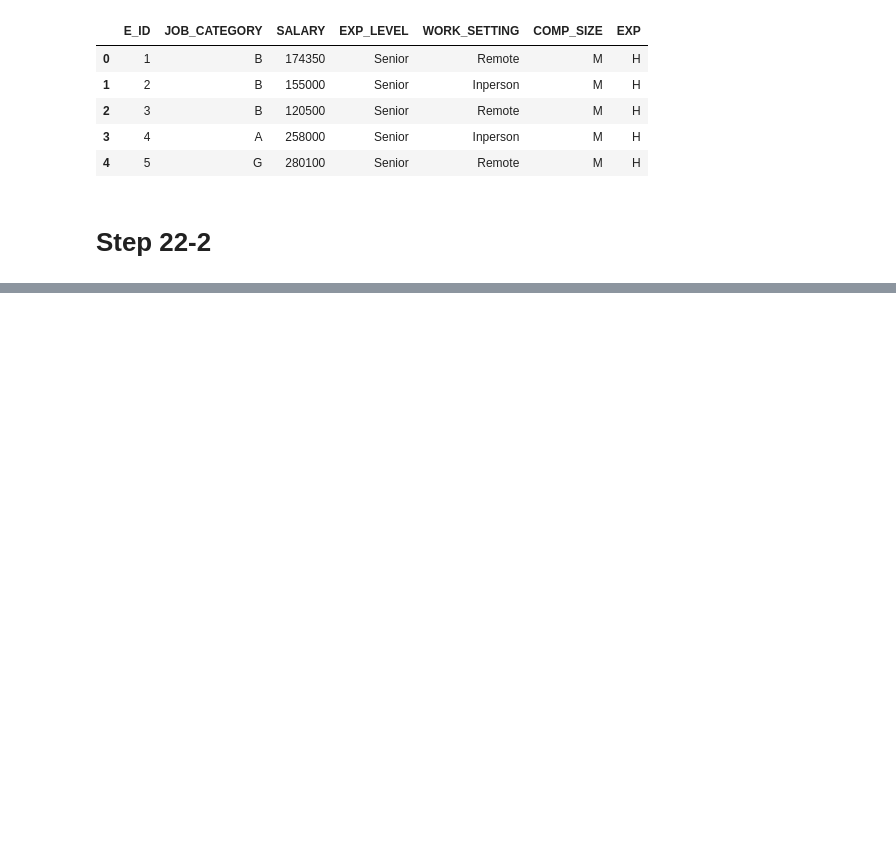
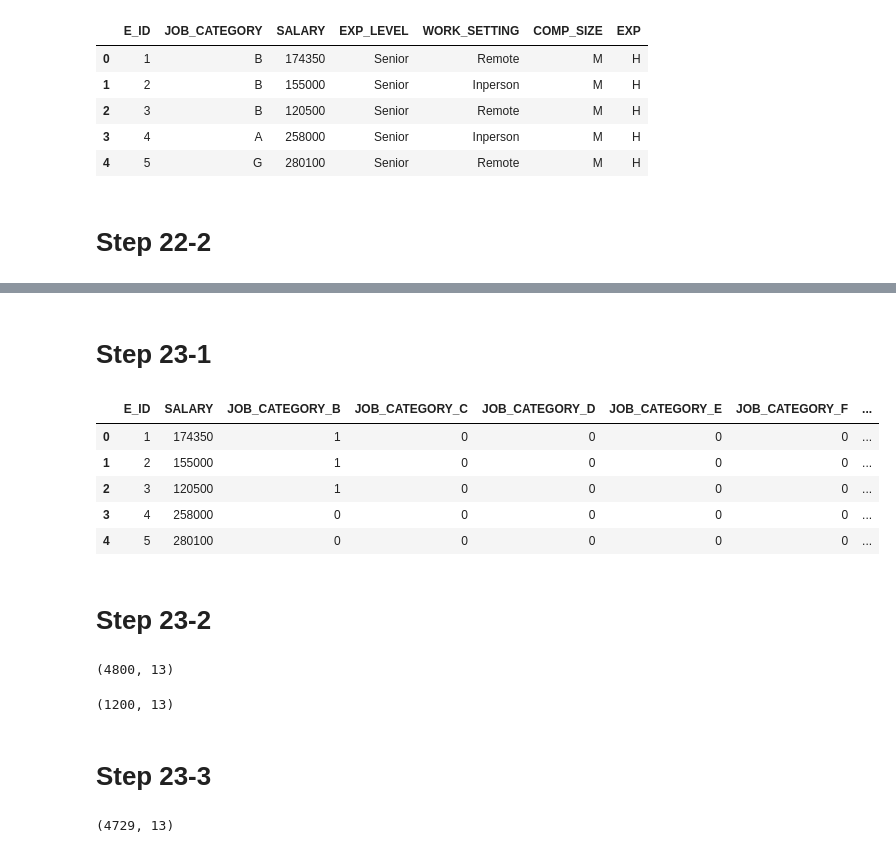
Before and after one commit to EunsangJeon/python-recap-2025, a Jupyter notebook: ds2-test-handson/lv2-2508-my-01.ipynb, the cells around one changed output, grey strips where cells are left out. Drawn from its saved outputs; the diff is of its cells as text; code cells hidden in the pictures; blank space fills up the shorter version.

```diff
--- a/ds2-test-handson/lv2-2508-my-01.ipynb
+++ b/ds2-test-handson/lv2-2508-my-01.ipynb
@@ -174,0 +203,2 @@ TypeError: abs() takes exactly one argument (0 given)
+# %%
+df_23 = JOB.copy()
@@ -174,0 +218,17 @@ TypeError: abs() takes exactly one argument (0 given)
+# %% [markdown]
+# Step 23-1
+# %%
+targets = ['JOB_CATEGORY', 'EXP_LEVEL', 'WORK_SETTING', 'COMP_SIZE']
+# %%
+df_23 = pd.get_dummies(data=df_23, drop_first=True, columns=targets, dtype='int')
+# %%
+df_23.head()
+# %% [output]
+|  | E_ID | SALARY | JOB_CATEGORY_B | JOB_CATEGORY_C | JOB_CATEGORY_D | JOB_CATEGORY_E | JOB_CATEGORY_F | ... |
+| 0 | 1 | 174350 | 1 | 0 | 0 | 0 | 0 | ... |
+| 1 | 2 | 155000 | 1 | 0 | 0 | 0 | 0 | ... |
+| 2 | 3 | 120500 | 1 | 0 | 0 | 0 | 0 | ... |
+| 3 | 4 | 258000 | 0 | 0 | 0 | 0 | 0 | ... |
+| 4 | 5 | 280100 | 0 | 0 | 0 | 0 | 0 | ... |
+# %% [markdown]
+# Step 23-2
@@ -174,0 +238,19 @@ TypeError: abs() takes exactly one argument (0 given)
+# %%
+TRAIN30.shape
+# %% [output]
+(4800, 13)
+# %%
+TEST30.shape
+# %% [output]
+(1200, 13)
+# %% [markdown]
+# Step 23-3
+# %%
+q1 = TRAIN30['SALARY'].quantile(q=0.25)
+q3 = TRAIN30['SALARY'].quantile(q=0.75)
+iqr = q3 - q1
+
+TRAIN31 = TRAIN30[(TRAIN30['SALARY'] >= q1 - 1.5 * iqr) & (TRAIN30['SALARY'] <= q3 + 1.5 * iqr)]
+TRAIN31.shape
+# %% [output]
+(4729, 13)
```
Also changed, not shown: parts of 23 cells of this notebook.
